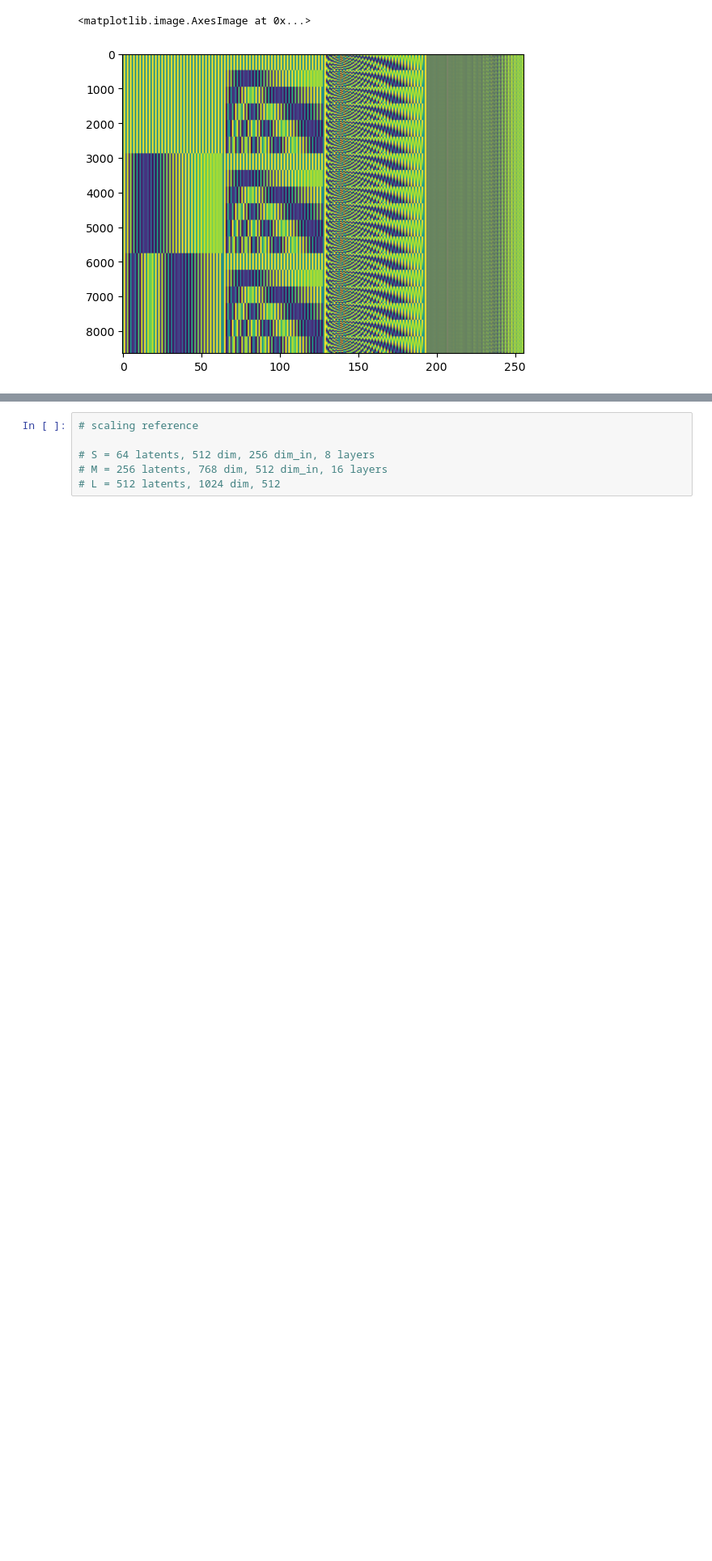
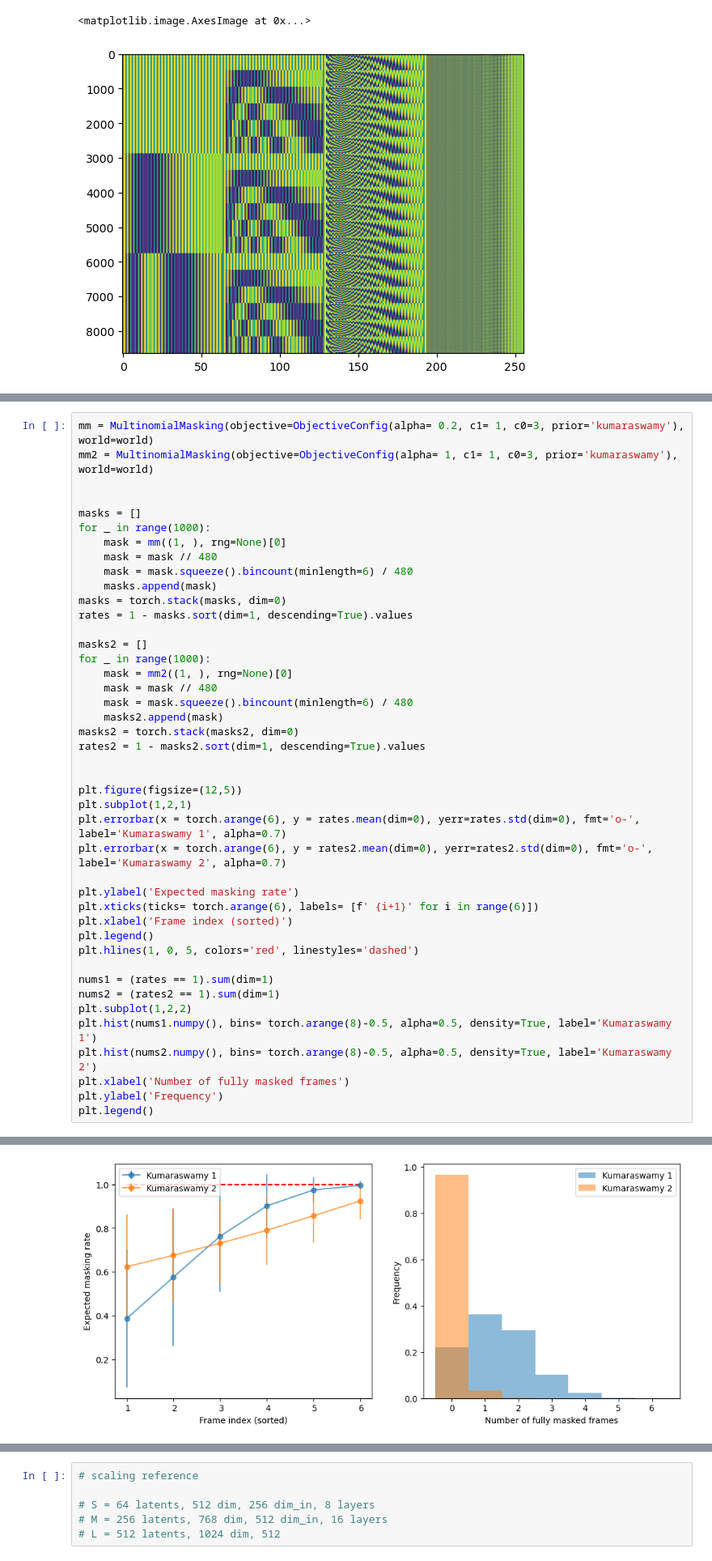
Before and after one commit to jthuemmel/thesis, a Jupyter notebook: simplify.ipynb, the cells around one changed output, grey strips where cells are left out. Shown at 81% size. Saved outputs shown, nothing was run; the diff lists cells and outputs as text; blank space fills up the shorter version.

```diff
--- a/simplify.ipynb
+++ b/simplify.ipynb
@@ -37,0 +66,44 @@ plt.imshow(p, aspect="auto")
+# %%
+mm = MultinomialMasking(objective=ObjectiveConfig(alpha= 0.2, c1= 1, c0=3, prior='kumaraswamy'), world=world)
+mm2 = MultinomialMasking(objective=ObjectiveConfig(alpha= 1, c1= 1, c0=3, prior='kumaraswamy'), world=world)
+
+
+masks = []
+for _ in range(1000):
+    mask = mm((1, ), rng=None)[0]
+    mask = mask // 480
+    mask = mask.squeeze().bincount(minlength=6) / 480
+    masks.append(mask)
+masks = torch.stack(masks, dim=0)
+rates = 1 - masks.sort(dim=1, descending=True).values
+
+masks2 = []
+for _ in range(1000):
+    mask = mm2((1, ), rng=None)[0]
+    mask = mask // 480
+    mask = mask.squeeze().bincount(minlength=6) / 480
+    masks2.append(mask)
+masks2 = torch.stack(masks2, dim=0)
+rates2 = 1 - masks2.sort(dim=1, descending=True).values
+
+
+plt.figure(figsize=(12,5))
+plt.subplot(1,2,1)
+plt.errorbar(x = torch.arange(6), y = rates.mean(dim=0), yerr=rates.std(dim=0), fmt='o-', label='Kumaraswamy 1', alpha=0.7)
+plt.errorbar(x = torch.arange(6), y = rates2.mean(dim=0), yerr=rates2.std(dim=0), fmt='o-', label='Kumaraswamy 2', alpha=0.7)
+
+plt.ylabel('Expected masking rate')
+plt.xticks(ticks= torch.arange(6), labels= [f' {i+1}' for i in range(6)])
+plt.xlabel('Frame index (sorted)')
+plt.legend()
+plt.hlines(1, 0, 5, colors='red', linestyles='dashed')
+
+nums1 = (rates == 1).sum(dim=1)
+nums2 = (rates2 == 1).sum(dim=1)
+plt.subplot(1,2,2)
+plt.hist(nums1.numpy(), bins= torch.arange(8)-0.5, alpha=0.5, density=True, label='Kumaraswamy 1')
+plt.hist(nums2.numpy(), bins= torch.arange(8)-0.5, alpha=0.5, density=True, label='Kumaraswamy 2')
+plt.xlabel('Number of fully masked frames')
+plt.ylabel('Frequency')
+plt.legend()
+# %% [output]
@@ -38,2 +111,3 @@ plt.imshow(p, aspect="auto")
+[figure, added]
 # %%
 u = torch.linspace(0,1,100)
```
Also changed, not shown: parts of 7 cells of this notebook.
